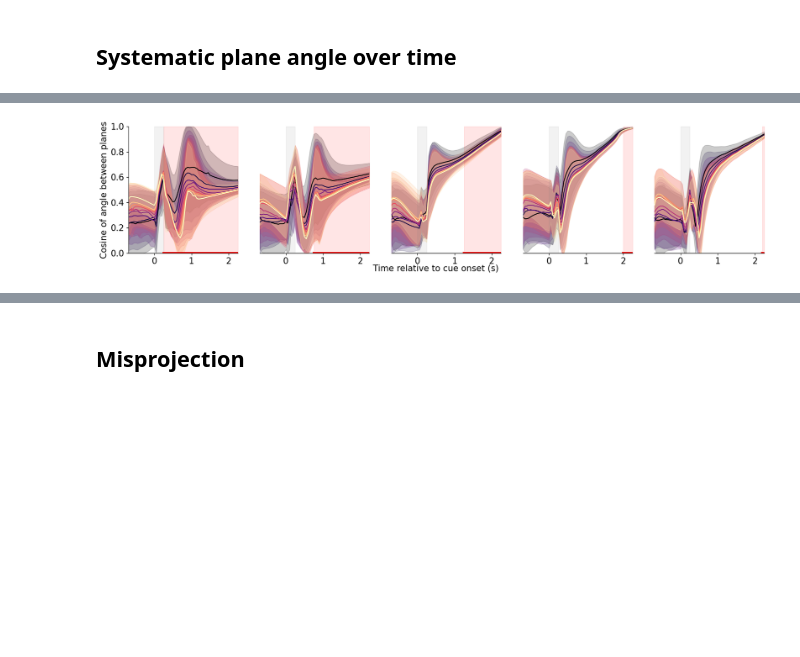
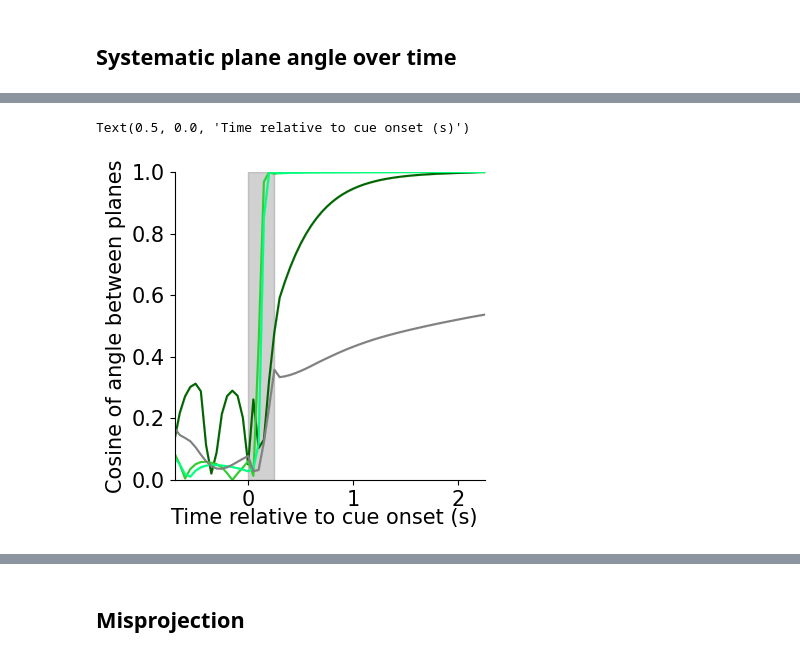
Before and after one commit to puria-radmard/behaviour_ddpm, a Jupyter notebook: ddpm/analysis/new_analysis/plane_alignment.ipynb, the cells around one changed output, grey strips where cells are left out. Drawn from its saved outputs; the diff is of its cells as text; code cells hidden in the pictures; blank space fills up the shorter version.

```diff
--- a/ddpm/analysis/new_analysis/plane_alignment.ipynb
+++ b/ddpm/analysis/new_analysis/plane_alignment.ipynb
@@ -388,6 +209,6 @@ plt.show()
 # %%
 @torch.no_grad()
-def generate_novel_samples_with_fixed_cues(fixed_probe1_val: float, fixed_probe2_val: float, num_samples: int):
+def generate_novel_samples_with_fixed_cues(fixed_probe1_val: float, fixed_probe2_val: float, num_samples: int, *_, cue_time_mutliplier: float = None, turn_off_noise = False):
 
     fixed_probe_pair_mask = ((all_probe_features[:,0] == fixed_probe1_val) & (all_probe_features[:,1] == fixed_probe2_val))
     fixed_probe_batch_size = fixed_probe_pair_mask.sum()
@@ -415,13 +236,20 @@ def generate_novel_samples_with_fixed_cues(fixed_probe1_val: float, fixed_probe2
         batch_size=fixed_probe_batch_size, num_samples=num_samples, override_task_variable_information = task_variable_dict
     )
 
+    if cue_time_mutliplier is not None:
+        trial_information.prep_epoch_durations[2] = trial_information.prep_epoch_durations[2] * cue_time_mutliplier
+
+    if turn_off_noise:
+        print('No noise')
+
     novel_samples_prep_dicts, novel_samples_dict = ddpm_model.generate_samples(
         prep_network_inputs = trial_information.prep_network_inputs,
         diffusion_network_inputs = trial_information.diffusion_network_inputs,
         prep_epoch_durations=trial_information.prep_epoch_durations,
         diffusion_epoch_durations=trial_information.diffusion_epoch_durations,
         samples_shape=[fixed_probe_batch_size, num_samples],
-        noise_scaler=1.0,
+        noise_scaler=0.0 if turn_off_noise else 1.0,
+        override_initial_state=torch.zeros(fixed_probe_batch_size, num_samples, *ddpm_model.sample_ambient_dims).cuda() if turn_off_noise else None,
     )
 
     return novel_samples_prep_dicts, novel_samples_dict, fixed_probe_batch_size, override_stimulus_features_dict
@@ -431,7 +259,6 @@ def generate_novel_samples_with_fixed_cues(fixed_probe1_val: float, fixed_probe2
 def calculate_swapped_trials(novel_samples_dict: dict, batch_size: int, num_samples: int, input_information: dict, display: bool,):
     selected_report_value = torch.arctan2(*novel_samples_dict['samples'][...,[1,0]].permute(2, 0, 1))
     flattened_selected_report_value = selected_report_value.reshape(batch_size * num_samples)
-
 
     actual_errors = rectify_angles(selected_report_value - input_information['report_features'][range(batch_size), input_information['cued_item_idx'], None]).numpy()
     swapped_errors = rectify_angles(selected_report_value - input_information['report_features'][range(batch_size), 1 - input_information['cued_item_idx'], None]).numpy()
@@ -496,8 +323,8 @@ def seperate_activities(epoch: str, t_in_epoch: int, input_information, swapped_
 
     return {
         'activity_for_stim1': activity_for_stim1,
+        'activity_for_stim2': activity_for_stim2,
         'colors_for_stim1': colors_for_stim1,
-        'activity_for_stim2': activity_for_stim2,
         'colors_for_stim2': colors_for_stim2,
         'pca_obj_all_activity': pca_obj_all_activity,
     }
@@ -519,9 +346,10 @@ def get_plane_angles(epoch: str, t_in_epoch: int, input_information, swapped_tri
     )
 
     activity_for_stim1 = seperate_activities_info['activity_for_stim1']
+    activity_for_stim2 = seperate_activities_info['activity_for_stim2']
     colors_for_stim1 = seperate_activities_info['colors_for_stim1']
-    activity_for_stim2 = seperate_activities_info['activity_for_stim2']
     colors_for_stim2 = seperate_activities_info['colors_for_stim2']
+
     pca_obj_all_activity = seperate_activities_info['pca_obj_all_activity']
 
     mean_activity_per_bin_stim1_selected, mean_bin_values_stim1_selected = bin_values(activity_for_stim1, colors_for_stim1, 16)
@@ -712,29 +630,29 @@ dt = 0.05
 # all_probe_val_idx_diffs = range(3, 12)
 # label_training_time = False
 
+# loading_run_names = {
+#     'run_a2_probe_cued_rnn_no_swap_1': 40,
+#     'run_e30_probe_cued_rnn_no_swap_0': 30,
+#     'run_e20_probe_cued_rnn_no_swap_0': 20,
+#     # 'run_e10_probe_cued_rnn_no_swap_0': 10,
+#     'run_e5_probe_cued_rnn_no_swap_0': 5,
+#     'run_e1_probe_cued_rnn_no_swap_0': 1,
+# }
+# fig_name = 'optimals'
+# same_fig = False
+# all_probe_val_idx_diffs = range(3, 12)
+# label_training_time = True
+
 loading_run_names = {
-    'run_a2_probe_cued_rnn_no_swap_1': 40,
-    'run_e30_probe_cued_rnn_no_swap_0': 30,
-    'run_e20_probe_cued_rnn_no_swap_0': 20,
-    # 'run_e10_probe_cued_rnn_no_swap_0': 10,
-    'run_e5_probe_cued_rnn_no_swap_0': 5,
-    'run_e1_probe_cued_rnn_no_swap_0': 1,
+    'run_c2_index_cued_diffusion_no_swap_1': ('darkgreen', '0.0'),
+    'run_c3_index_cued_diffusion_0.05_swap_0': ('limegreen', '0.05'),
+    'run_c3_index_cued_diffusion_0.1_swap_0': ('springgreen', '0.1'),
+    'run_c_index_cued_rnn_no_swap_0': ('grey', 'Task\noptimised'),
 }
-fig_name = 'optimals'
-same_fig = False
-all_probe_val_idx_diffs = range(3, 12)
-label_training_time = True
-
-# loading_run_names = {
-#     'run_c2_index_cued_diffusion_no_swap_1': ('darkgreen', '0.0'),
-#     'run_c3_index_cued_diffusion_0.05_swap_0': ('limegreen', '0.05'),
-#     'run_c3_index_cued_diffusion_0.1_swap_0': ('springgreen', '0.1'),
-#     'run_c_index_cued_rnn_no_swap_0': ('grey', 'Task\noptimised'),
-# }
-# fig_name = 'index'
-# same_fig = True
-# all_probe_val_idx_diffs = [12]
-# label_training_time = False
+fig_name = 'index'
+same_fig = True
+all_probe_val_idx_diffs = [12]
+label_training_time = False
 
 
 figsize = 4
@@ -793,32 +711,33 @@ for ax, loading_run_name in zip(axes, loading_run_names.keys()):
             [0.0, 0.0], linewidth = 5, color = 'red'
         )
 
     # ax.set_xlabel('Time, cue presentation highlighted')
     # ax.set_title(loading_run_names[loading_run_name])
 
     ax.set_ylim(0.0, 1.0)
     ax.set_xlim(time_axis[0], time_axis[-1])
 
 axes[0].set_ylabel('Cosine of angle between planes', fontsize = 15)
 
 for iax, ax in enumerate(axes):
     ax.spines['top'].set_visible(False)
     ax.spines['right'].set_visible(False)
     ax.tick_params(axis='both', which='major', labelsize=15)
     if iax and not same_fig:
         ax.spines['left'].set_visible(False)
         ax.set_yticks([])
 
 # axes[1].legend(title = 'Probe difference (degrees)', loc='lower center')
 
 # if len(all_probe_val_idx_diffs) == 1:
 #     legend = ax.legend(frameon=False, title = 'Index cued probability of swap', bbox_to_anchor=(1.0, 1.3), fontsize = 15)
 #     plt.setp(legend.get_title(),fontsize=15)
 #     fig.tight_layout()
 
 fig.text(0.5, 0.0, 'Time relative to cue onset (s)', ha='center', fontsize = 15)
 
 
-fig.savefig(f'neurips_figures/plane_alignment/{fig_name}_alignment_over_time.svg', transparent = True, bbox_inches='tight', pad_inches=0)
+# fig.savefig(f'neurips_figures/plane_alignment/{fig_name}_alignment_over_time.svg', transparent = True, bbox_inches='tight', pad_inches=0)
 # %% [output]
+Text(0.5, 0.0, 'Time relative to cue onset (s)')
-[figure, old version]
+[figure, new version]
```
Also changed, not shown: parts of 15 cells of this notebook, 25 other files.
